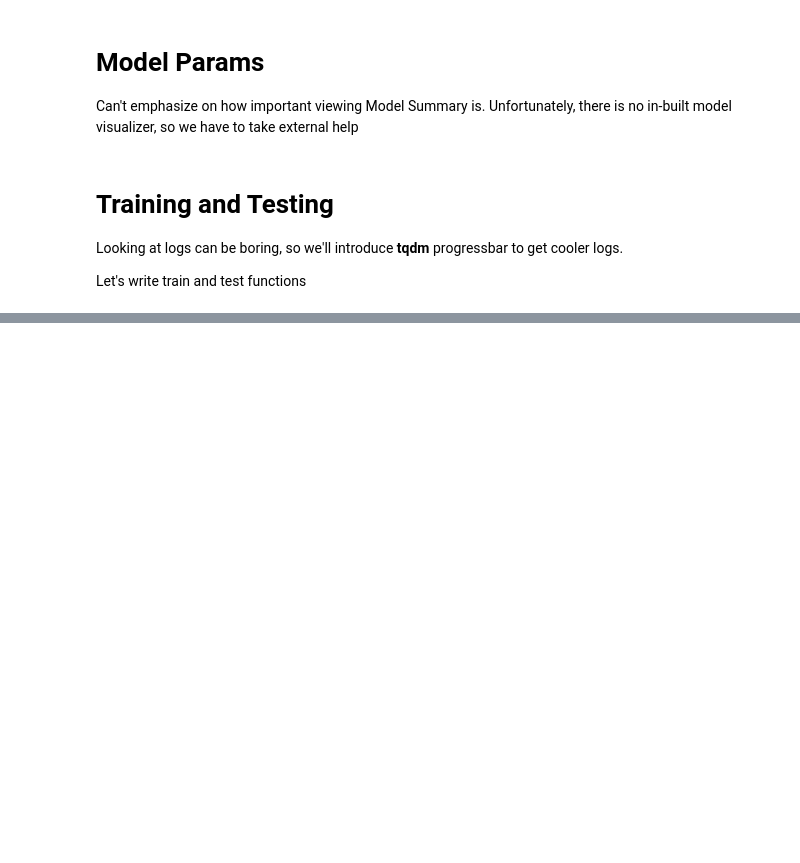
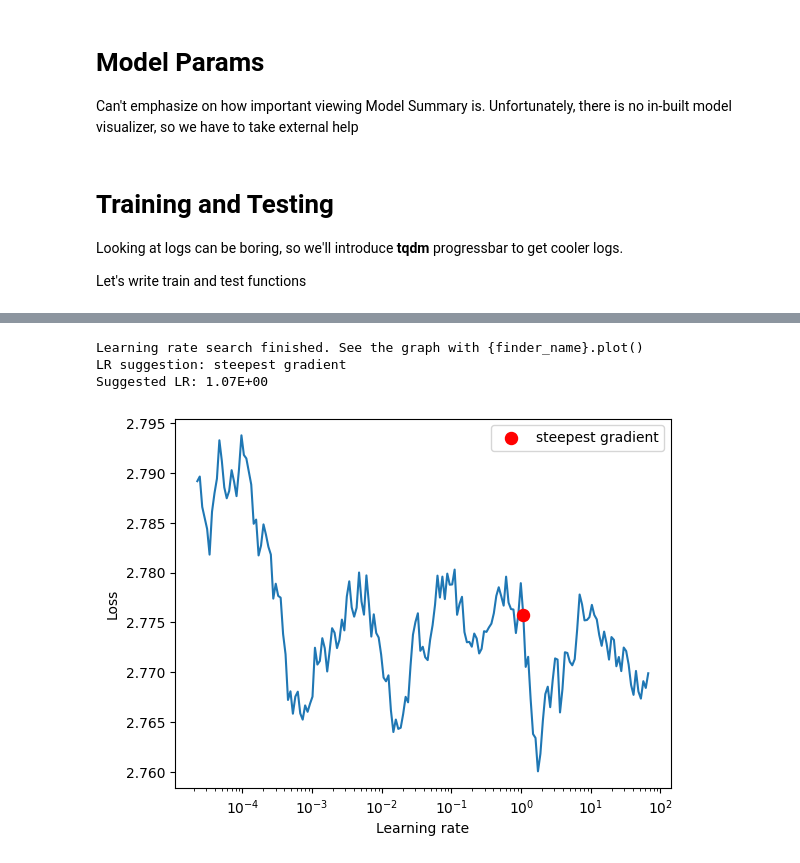
Before and after one commit to 11kartheek/ERA-v2, a Jupyter notebook: KartheekB_s10.ipynb, the cells around one changed output, grey strips where cells are left out. Cells and saved outputs as stored; diff of their text form; code cells hidden in the pictures; blank space fills up the shorter version.

```diff
--- a/KartheekB_s10.ipynb
+++ b/KartheekB_s10.ipynb
@@ -262,15 +262,25 @@ from torch.optim.lr_scheduler import StepLR
 use_cuda = torch.cuda.is_available()
 device = torch.device("cuda" if use_cuda else "cpu")
 model =  Net().to(device)
-optimizer = optim.Adam(model.parameters())
-scheduler = StepLR(optimizer, step_size=6, gamma=0.1)
+optimizer = optim.Adam(model.parameters(), lr = 0.001)
 
+from torch.optim.lr_scheduler import OneCycleLR
+
+LRMIN = 0.001
+LRMAX = 1.07
+total_epochs = 24
+max_at_epoch = 5
+
+# One Cycle Policy scheduler
+scheduler = OneCycleLR(optimizer, max_lr=LRMAX, epochs=total_epochs,
+                       steps_per_epoch=len(train_loader), pct_start=max_at_epoch/total_epochs, anneal_strategy='linear',
+                       div_factor=LRMAX/LRMIN, final_div_factor=LRMAX/LRMIN)
 
 EPOCHS = 24
 for epoch in range(EPOCHS):
     print("EPOCH:", epoch)
     train(model, device, train_loader, optimizer, epoch)
-    # scheduler.step()
+    scheduler.step()
     test(model, device, test_loader)
 # %% [output]
 EPOCH: 0
@@ -331,8 +313,14 @@ Collecting nvidia-cublas-cu12==12.1.3.1 (from torch>=0.4.1->torch-lr-finder)
 # %%
 from torch_lr_finder import LRFinder
 criterion = nn.CrossEntropyLoss()
-optimizer = optim.Adam(model.parameters(), lr=1e-7, weight_decay=1e-2)
+optimizer = optim.Adam(model.parameters(), lr=1e-5)
+model =  Net().to(device)
 lr_finder = LRFinder(model, optimizer, criterion, device="cuda")
-lr_finder.range_test(train_loader, end_lr=100, num_iter=100)
+lr_finder.range_test(train_loader, end_lr=100, num_iter=200)
 lr_finder.plot() # to inspect the loss-learning rate graph
 lr_finder.reset()
+# %% [output]
+Learning rate search finished. See the graph with {finder_name}.plot()
+LR suggestion: steepest gradient
+Suggested LR: 1.07E+00
+[figure, added]
```
Also changed, not shown: parts of 3 cells of this notebook.
